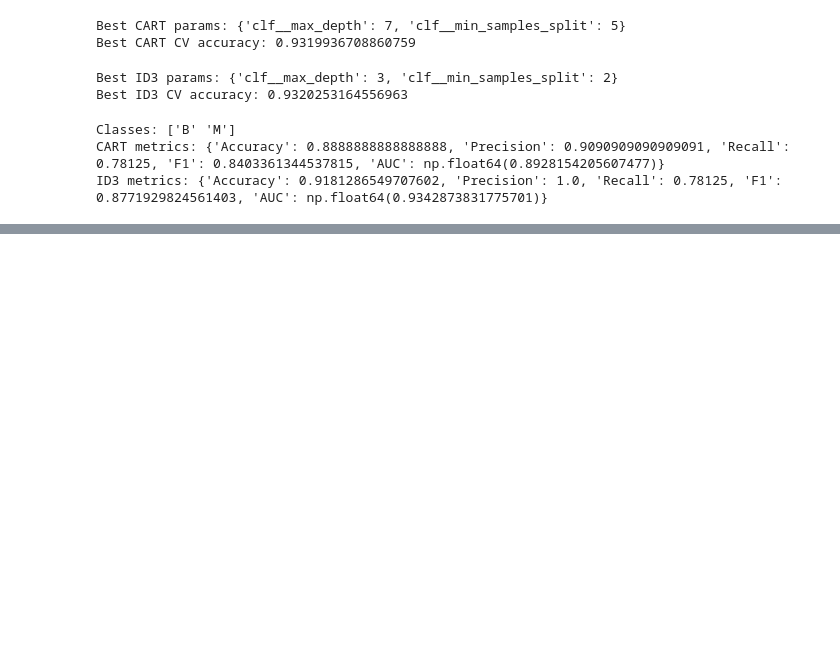
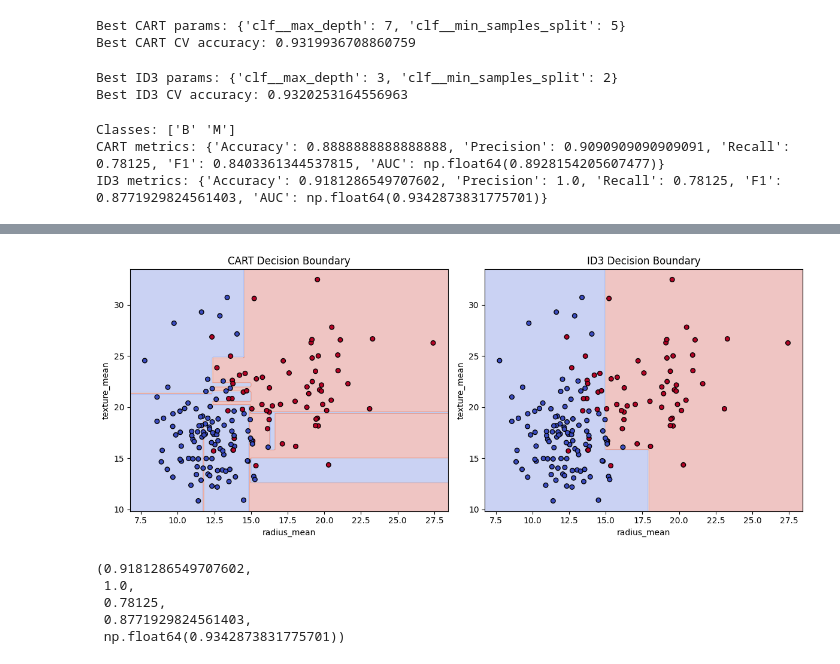
Before and after one commit to AbrarYasir01/dt-cart-vs-id3, a Jupyter notebook: 220140.ipynb, the cells around one changed output, grey strips where cells are left out. Drawn from its saved outputs; the diff is of its cells as text; code cells hidden in the pictures; blank space fills up the shorter version.

```diff
--- a/220140.ipynb
+++ b/220140.ipynb
@@ -191,0 +295,25 @@ ID3 metrics: {'Accuracy': 0.9181286549707602, 'Precision': 1.0, 'Recall': 0.7812
+# %%
+fig, axes = plt.subplots(1, 2, figsize=(12, 5))
+
+plot_decision_boundary_for_two_features(
+    best_cart, X_test, y_test, [feat1, feat2], axes[0], "CART Decision Boundary"
+)
+plot_decision_boundary_for_two_features(
+    best_id3, X_test, y_test, [feat1, feat2], axes[1], "ID3 Decision Boundary"
+)
+
+plt.tight_layout()
+plt.show()
+# %% [output]
+[figure, added]
+# %%
+metric_names = ["Accuracy", "Precision", "Recall", "F1", "AUC"]
+# and
+cart_metrics  # tuple or list in same order
+id3_metrics
+# %% [output]
+(0.9181286549707602,
+ 1.0,
+ 0.78125,
+ 0.8771929824561403,
+ np.float64(0.9342873831775701))
```
Also changed, not shown: parts of 6 cells of this notebook.
